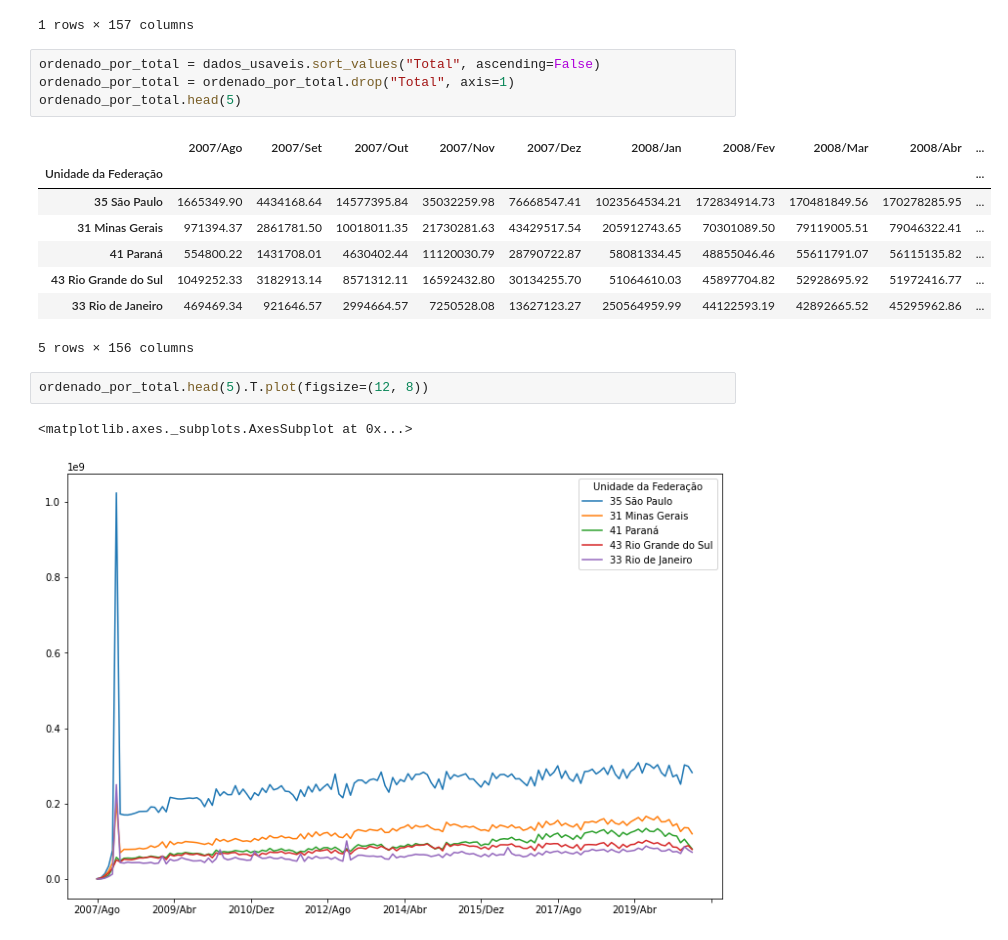
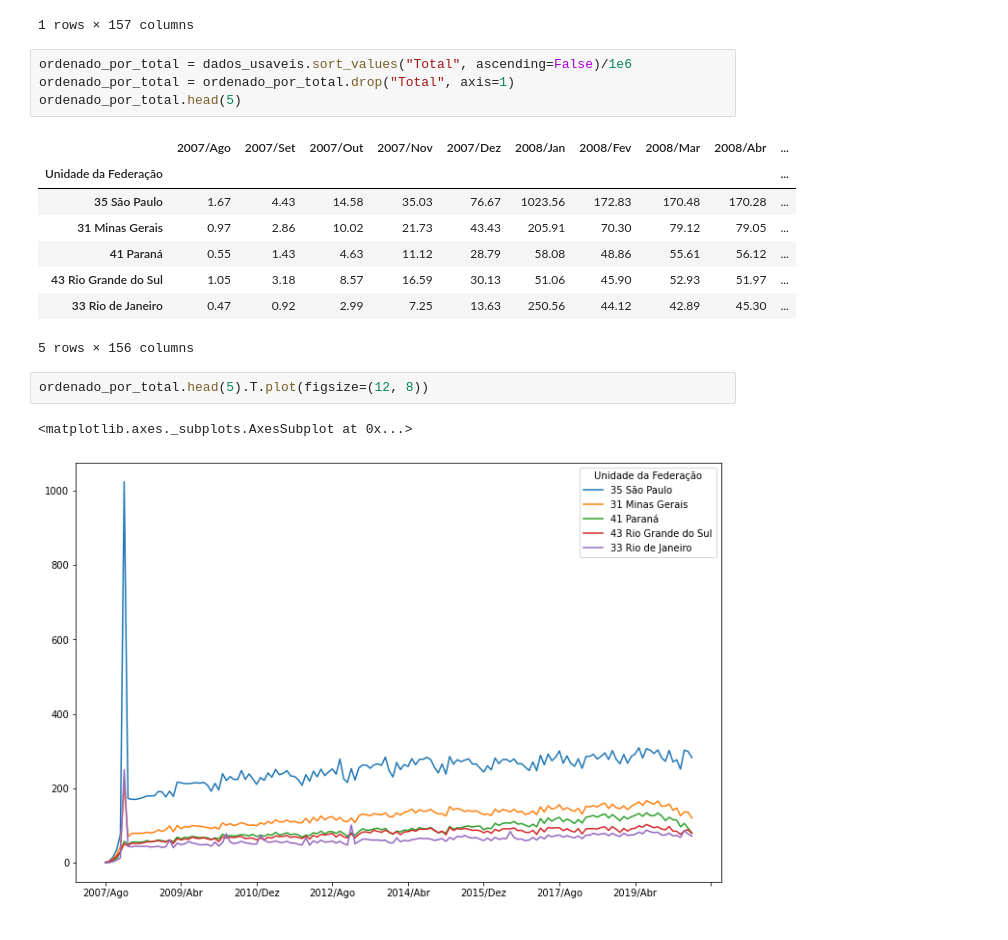
Before and after one commit to HenriqueCCdA/bootCampAluraDataScience, a Jupyter notebook: modulo1/aula/boot_camp_modulo1.ipynb, the cells around one changed output. Saved outputs shown, nothing was run; the diff lists cells and outputs as text.

```diff
--- a/modulo1/aula/boot_camp_modulo1.ipynb
+++ b/modulo1/aula/boot_camp_modulo1.ipynb
@@ -237,22 +237,22 @@ dados_usaveis.head(n=1)
 | 11 Rondônia | 4209.37 | 16397.03 | 133645.19 | 346912.84 | 711758.31 | 1829559.71 | 1940792.63 | 1955721.68 | 2143353.81 | ... |
 1 rows × 157 columns
 # %%
-ordenado_por_total = dados_usaveis.sort_values("Total", ascending=False)
+ordenado_por_total = dados_usaveis.sort_values("Total", ascending=False)/1e6
 ordenado_por_total = ordenado_por_total.drop("Total", axis=1)
 ordenado_por_total.head(5)
 # %% [output]
 |  | 2007/Ago | 2007/Set | 2007/Out | 2007/Nov | 2007/Dez | 2008/Jan | 2008/Fev | 2008/Mar | 2008/Abr | ... |
 | Unidade da Federação |  |  |  |  |  |  |  |  |  | ... |
-| 35 São Paulo | 1665349.90 | 4434168.64 | 14577395.84 | 35032259.98 | 76668547.41 | 1023564534.21 | 172834914.73 | 170481849.56 | 170278285.95 | ... |
-| 31 Minas Gerais | 971394.37 | 2861781.50 | 10018011.35 | 21730281.63 | 43429517.54 | 205912743.65 | 70301089.50 | 79119005.51 | 79046322.41 | ... |
-| 41 Paraná | 554800.22 | 1431708.01 | 4630402.44 | 11120030.79 | 28790722.87 | 58081334.45 | 48855046.46 | 55611791.07 | 56115135.82 | ... |
-| 43 Rio Grande do Sul | 1049252.33 | 3182913.14 | 8571312.11 | 16592432.80 | 30134255.70 | 51064610.03 | 45897704.82 | 52928695.92 | 51972416.77 | ... |
-| 33 Rio de Janeiro | 469469.34 | 921646.57 | 2994664.57 | 7250528.08 | 13627123.27 | 250564959.99 | 44122593.19 | 42892665.52 | 45295962.86 | ... |
+| 35 São Paulo | 1.67 | 4.43 | 14.58 | 35.03 | 76.67 | 1023.56 | 172.83 | 170.48 | 170.28 | ... |
+| 31 Minas Gerais | 0.97 | 2.86 | 10.02 | 21.73 | 43.43 | 205.91 | 70.30 | 79.12 | 79.05 | ... |
+| 41 Paraná | 0.55 | 1.43 | 4.63 | 11.12 | 28.79 | 58.08 | 48.86 | 55.61 | 56.12 | ... |
+| 43 Rio Grande do Sul | 1.05 | 3.18 | 8.57 | 16.59 | 30.13 | 51.06 | 45.90 | 52.93 | 51.97 | ... |
+| 33 Rio de Janeiro | 0.47 | 0.92 | 2.99 | 7.25 | 13.63 | 250.56 | 44.12 | 42.89 | 45.30 | ... |
 5 rows × 156 columns
 # %%
 ordenado_por_total.head(5).T.plot(figsize=(12, 8))
 # %% [output]
 <matplotlib.axes._subplots.AxesSubplot at 0x...>
-[figure, old version]
+[figure, new version]
 # %%
 colunas_interessadas = ordenado_por_total.columns[6:]
```
Also changed, not shown: parts of 12 cells of this notebook.
